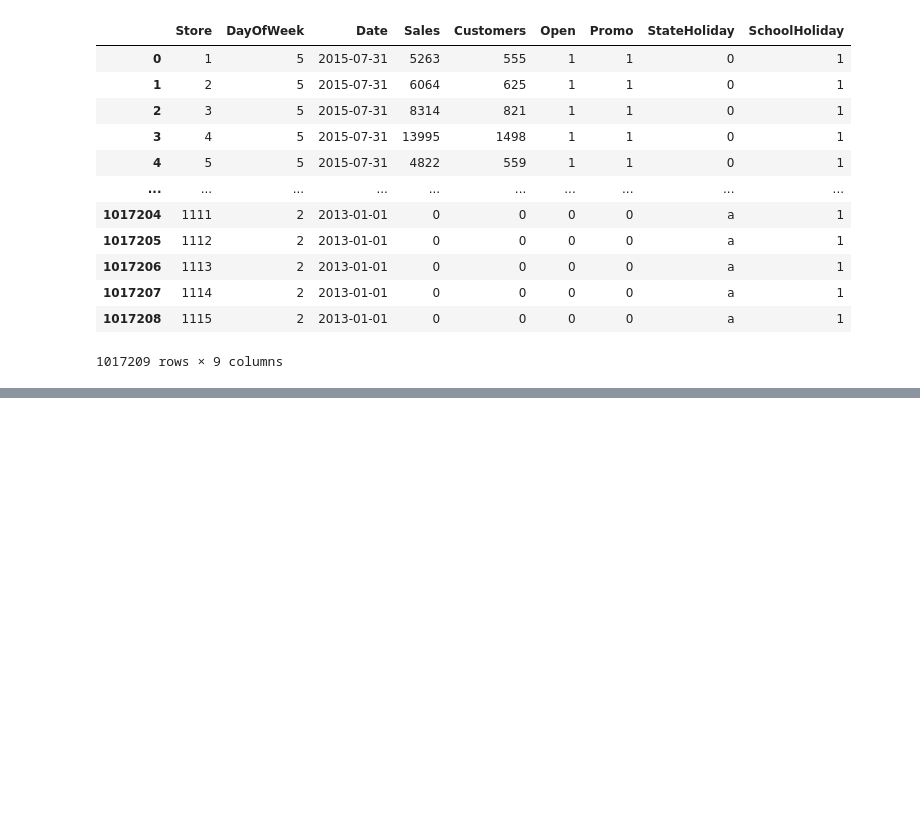
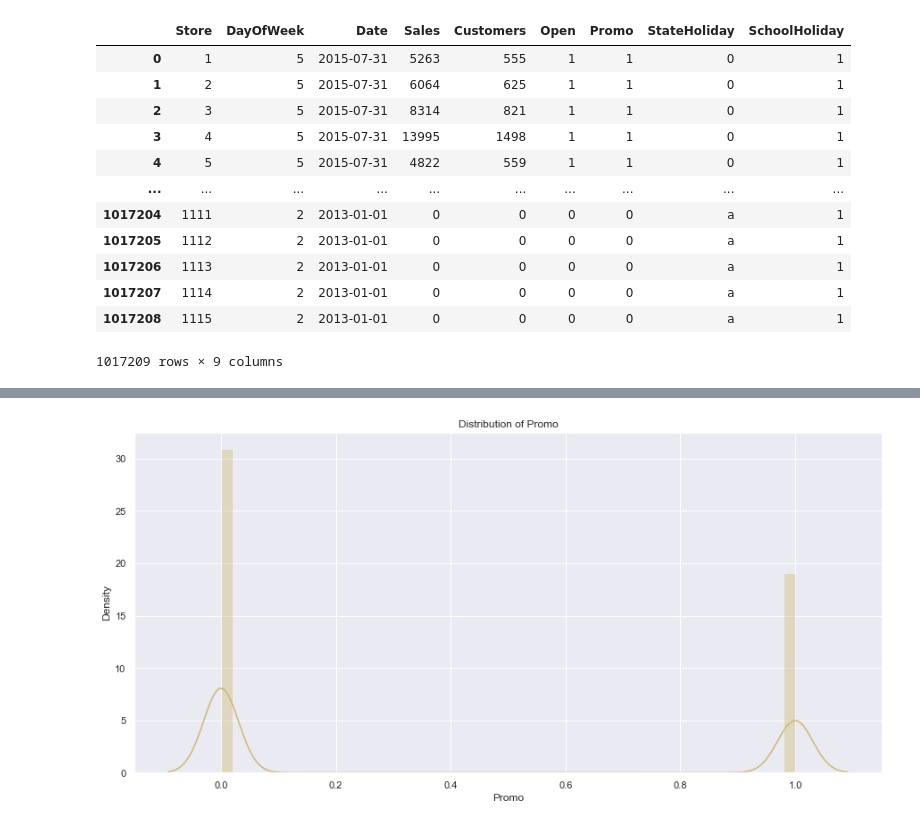
Before and after one commit to Yonas-T/time_series_forcasting, a Jupyter notebook: notebooks/data_exploration.ipynb, the cells around one changed output, grey strips where cells are left out. Drawn from its saved outputs; the diff is of its cells as text; code cells hidden in the pictures; blank space fills up the shorter version.

```diff
--- a/notebooks/data_exploration.ipynb
+++ b/notebooks/data_exploration.ipynb
@@ -2,11 +2,16 @@
 import pandas as pd
 import numpy as np
 import matplotlib.pyplot as plt
+%matplotlib inline
 import seaborn as sns
 import os
 import sys
 import warnings
 warnings.filterwarnings('ignore')
+
+import plotly.express as px
+import plotly.io as pio
+sns.set()
 # %% [markdown]
 ### Import data exploration and other modules
 # %%
@@ -18,10 +24,10 @@ from utils import *
 # %% [markdown]
 ### Read all the csv data
 # %%
-df_sample_submission = pd.read_csv('../data/rossmann-store-sales/sample_submission.csv')
-df_store = pd.read_csv('../data/rossmann-store-sales/store.csv')
-df_test = pd.read_csv('../data/rossmann-store-sales/test.csv')
-df_train = pd.read_csv('../data/rossmann-store-sales/train.csv')
+df_sample_submission = get_data_frame_from_dvc('data/rossmann-store-sales/sample_submission.csv')
+df_store = get_data_frame_from_dvc('data/rossmann-store-sales/store.csv')
+df_test = get_data_frame_from_dvc('data/rossmann-store-sales/test.csv')
+df_train = get_data_frame_from_dvc('data/rossmann-store-sales/train.csv')
 # %%
 data_sample = de.DataExploration(df_sample_submission)
 data_sample.get_data_frame()
@@ -108,0 +122,5 @@ get_data_frame_from_dvc('data/rossmann-store-sales/train.csv')
+# %%
+# run train cleaning script
+
+train = tdc.TrainDataCleaning(df_train)
+cleaned_train_data_frame = train.get_cleaned_data_frame()
@@ -108,0 +143,4 @@ get_data_frame_from_dvc('data/rossmann-store-sales/train.csv')
+# %%
+plot_dist(cleaned_train_data_frame['Promo'], 'Promo')
+# %% [output]
+[figure, added]
```
Also changed, not shown: parts of 57 cells of this notebook, 4 other files.
